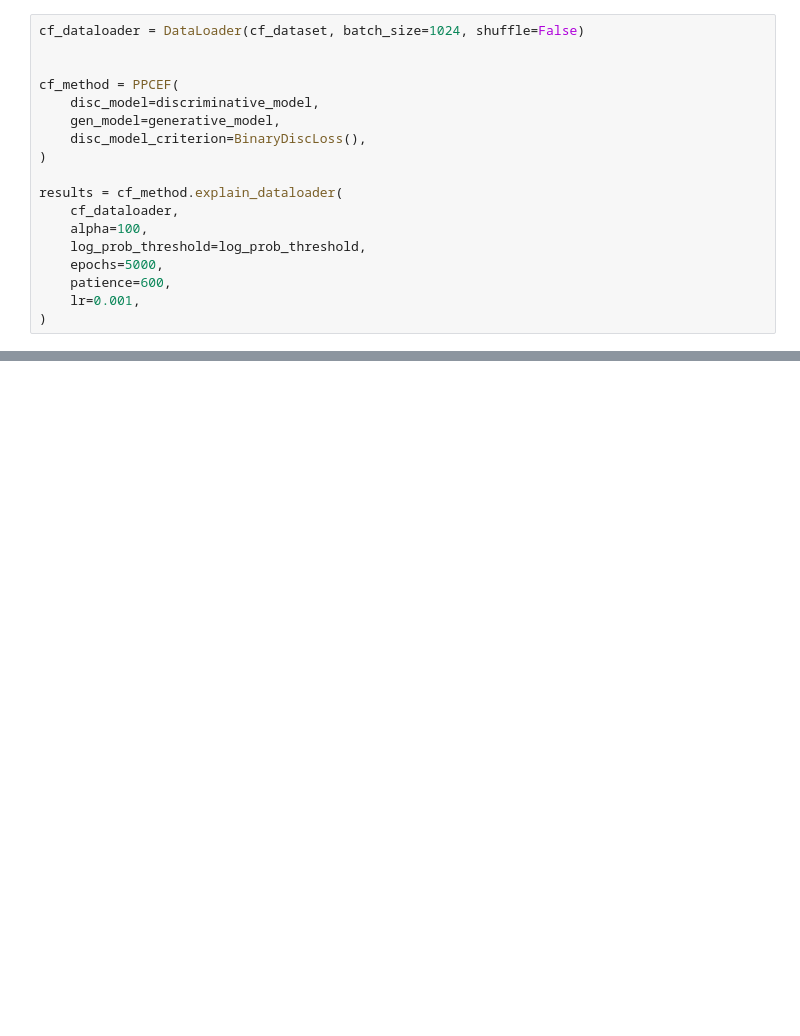
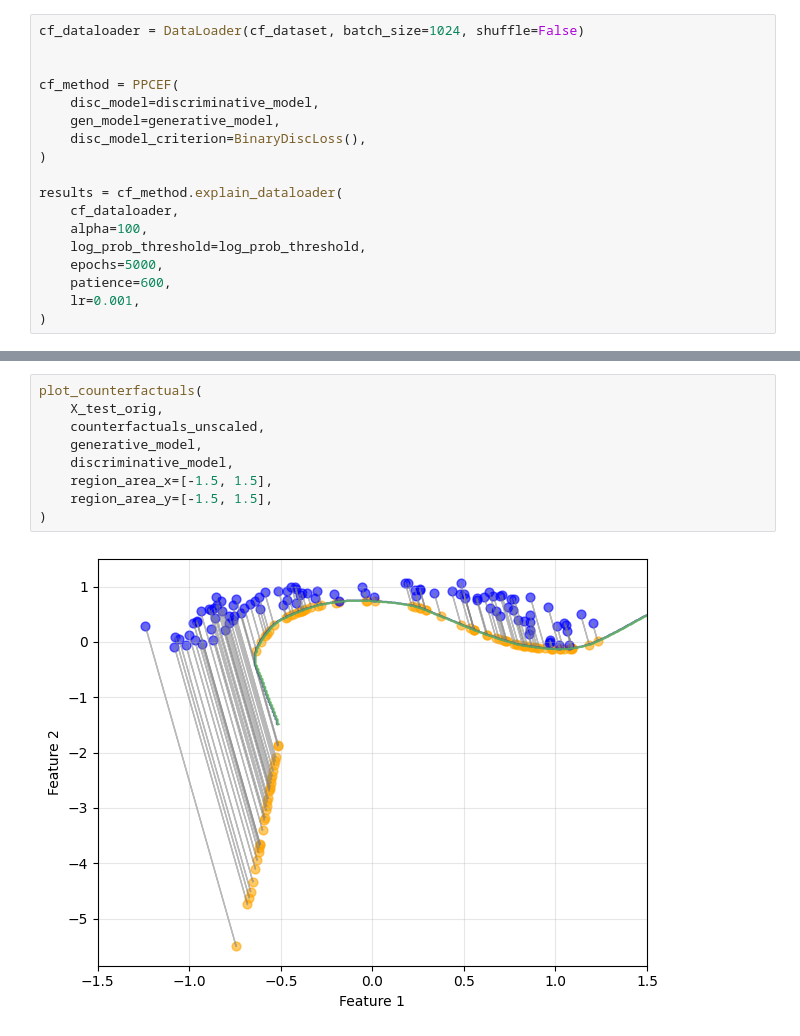
Before and after one commit to LukiLenkiewicz/ML-in-PL-counterfactuals, a Jupyter notebook: notebooks/different_techniques.ipynb, the cells around one changed output, grey strips where cells are left out. Drawn from its saved outputs; the diff is of its cells as text; blank space fills up the shorter version.

```diff
--- a/notebooks/different_techniques.ipynb
+++ b/notebooks/different_techniques.ipynb
@@ -212,0 +451,11 @@ plot_counterfactuals(X_test_orig, results_arr, generative_model, discriminative_
+# %%
+plot_counterfactuals(
+    X_test_orig,
+    counterfactuals_unscaled,
+    generative_model,
+    discriminative_model,
+    region_area_x=[-1.5, 1.5],
+    region_area_y=[-1.5, 1.5],
+)
+# %% [output]
+[figure, added]
```
Also changed, not shown: parts of 18 cells of this notebook, 1 other file.
